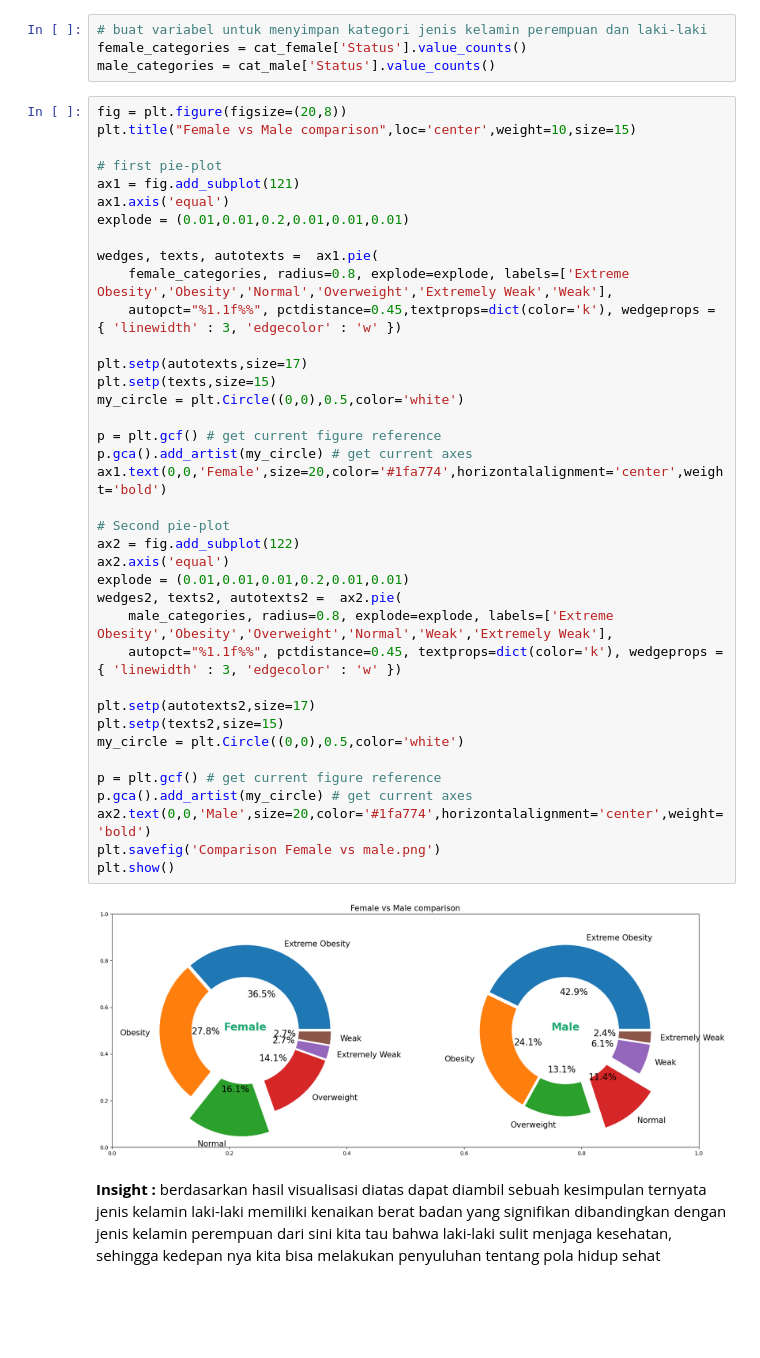
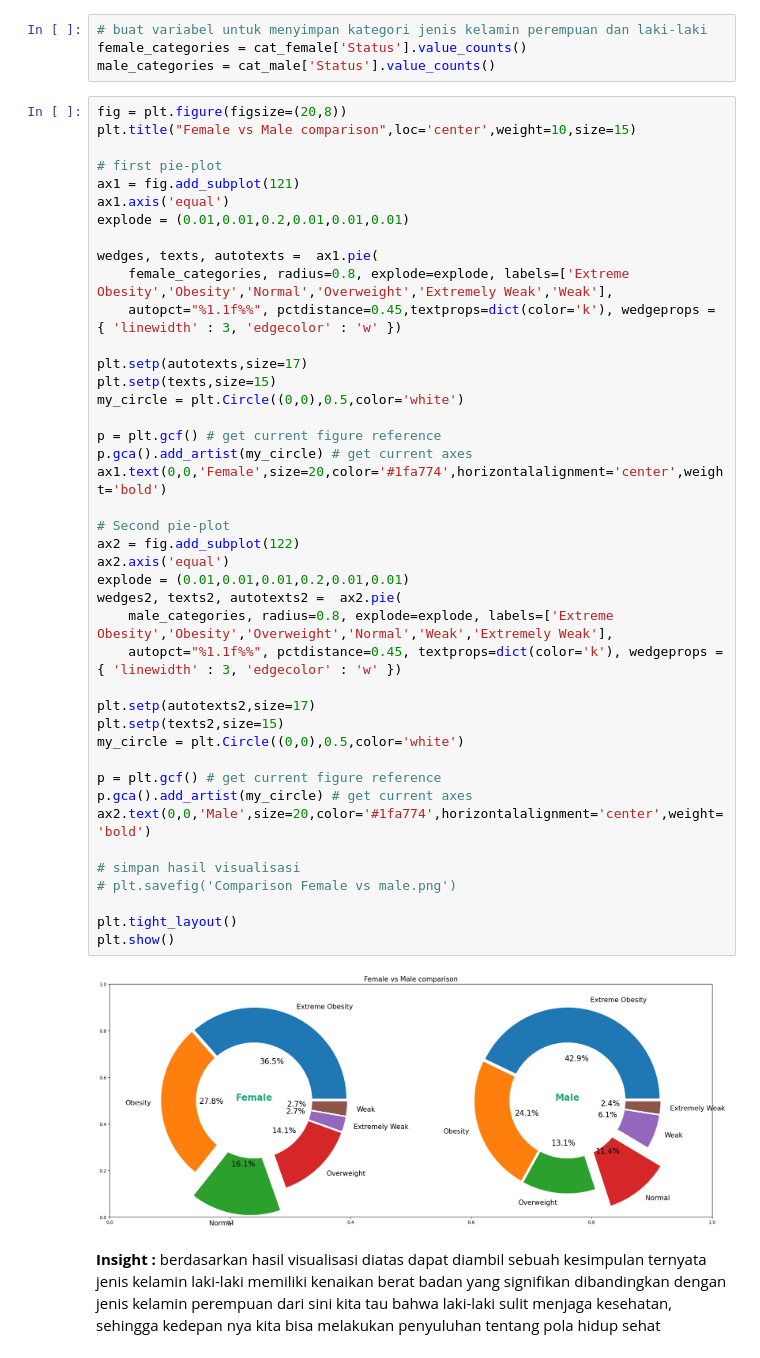
Before and after one commit to BlackBox-Ops/ML-BMI-Predict-, a Jupyter notebook: Notebook/exploratory_analysis.ipynb, the cells around one changed output. Cells and saved outputs as stored; diff of their text form; blank space fills up the shorter version.

```diff
--- a/Notebook/exploratory_analysis.ipynb
+++ b/Notebook/exploratory_analysis.ipynb
@@ -777,35 +777,39 @@ explode = (0.01,0.01,0.2,0.01,0.01,0.01)
 
 wedges, texts, autotexts =  ax1.pie(
     female_categories, radius=0.8, explode=explode, labels=['Extreme Obesity','Obesity','Normal','Overweight','Extremely Weak','Weak'],
     autopct="%1.1f%%", pctdistance=0.45,textprops=dict(color='k'), wedgeprops = { 'linewidth' : 3, 'edgecolor' : 'w' })
 
 plt.setp(autotexts,size=17)
 plt.setp(texts,size=15)
 my_circle = plt.Circle((0,0),0.5,color='white')
 
 p = plt.gcf() # get current figure reference
 p.gca().add_artist(my_circle) # get current axes
 ax1.text(0,0,'Female',size=20,color='#1fa774',horizontalalignment='center',weight='bold')
 
 # Second pie-plot
 ax2 = fig.add_subplot(122)
 ax2.axis('equal')
 explode = (0.01,0.01,0.01,0.2,0.01,0.01)
 wedges2, texts2, autotexts2 =  ax2.pie(
     male_categories, radius=0.8, explode=explode, labels=['Extreme Obesity','Obesity','Overweight','Normal','Weak','Extremely Weak'],
     autopct="%1.1f%%", pctdistance=0.45, textprops=dict(color='k'), wedgeprops = { 'linewidth' : 3, 'edgecolor' : 'w' })
 
 plt.setp(autotexts2,size=17)
 plt.setp(texts2,size=15)
 my_circle = plt.Circle((0,0),0.5,color='white')
 
 p = plt.gcf() # get current figure reference
 p.gca().add_artist(my_circle) # get current axes
 ax2.text(0,0,'Male',size=20,color='#1fa774',horizontalalignment='center',weight='bold')
-plt.savefig('Comparison Female vs male.png')
+
+# simpan hasil visualisasi
+# plt.savefig('Comparison Female vs male.png')
+
+plt.tight_layout()
 plt.show()
 # %% [output]
-[figure, old version]
+[figure, new version]
 # %% [markdown]
 <b>Insight :</b>
 berdasarkan hasil visualisasi diatas dapat diambil sebuah kesimpulan ternyata jenis kelamin laki-laki memiliki kenaikan berat badan yang signifikan dibandingkan dengan jenis kelamin perempuan dari sini kita tau bahwa laki-laki sulit menjaga kesehatan, sehingga kedepan nya kita bisa melakukan penyuluhan tentang pola hidup sehat
```
Also changed, not shown: parts of 15 cells of this notebook, 5 other files.
